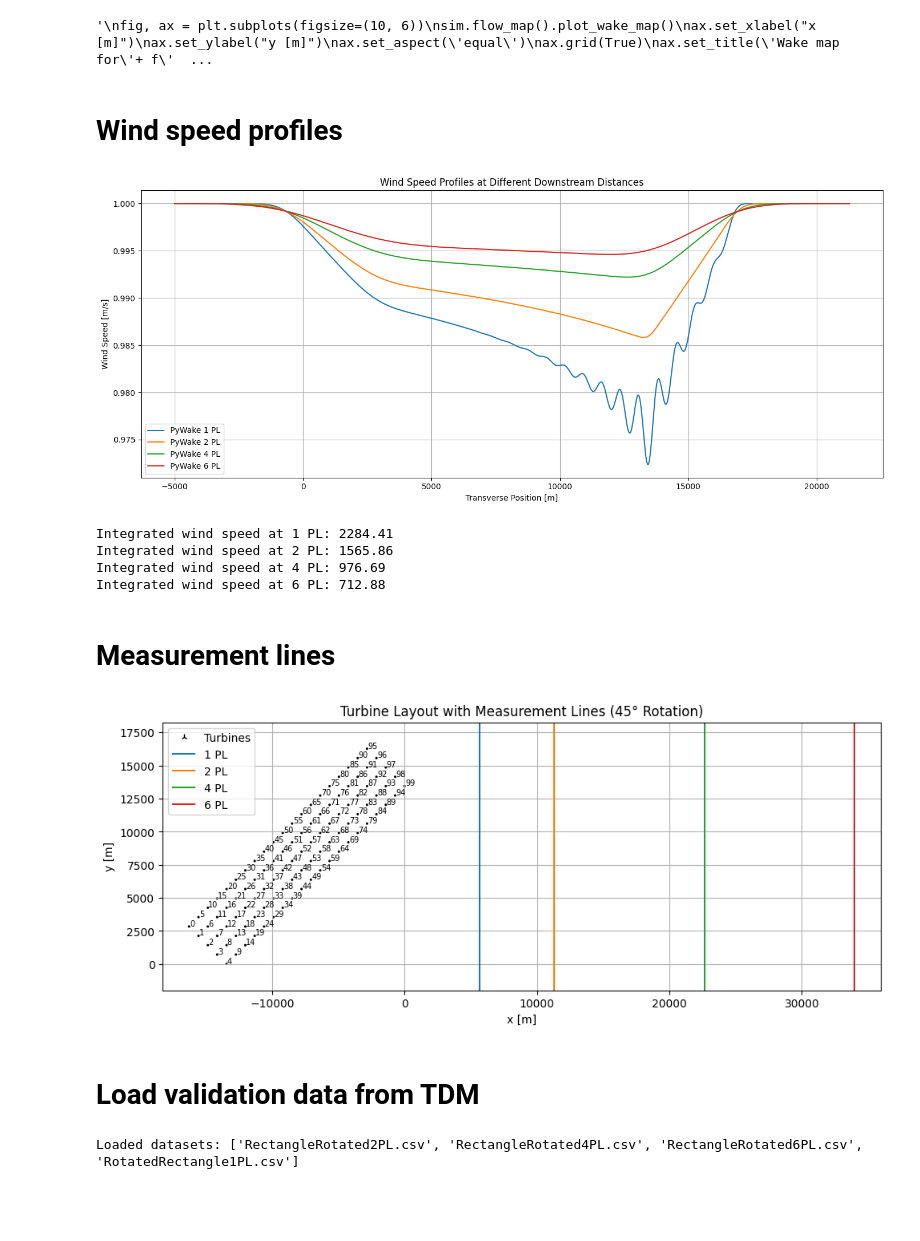
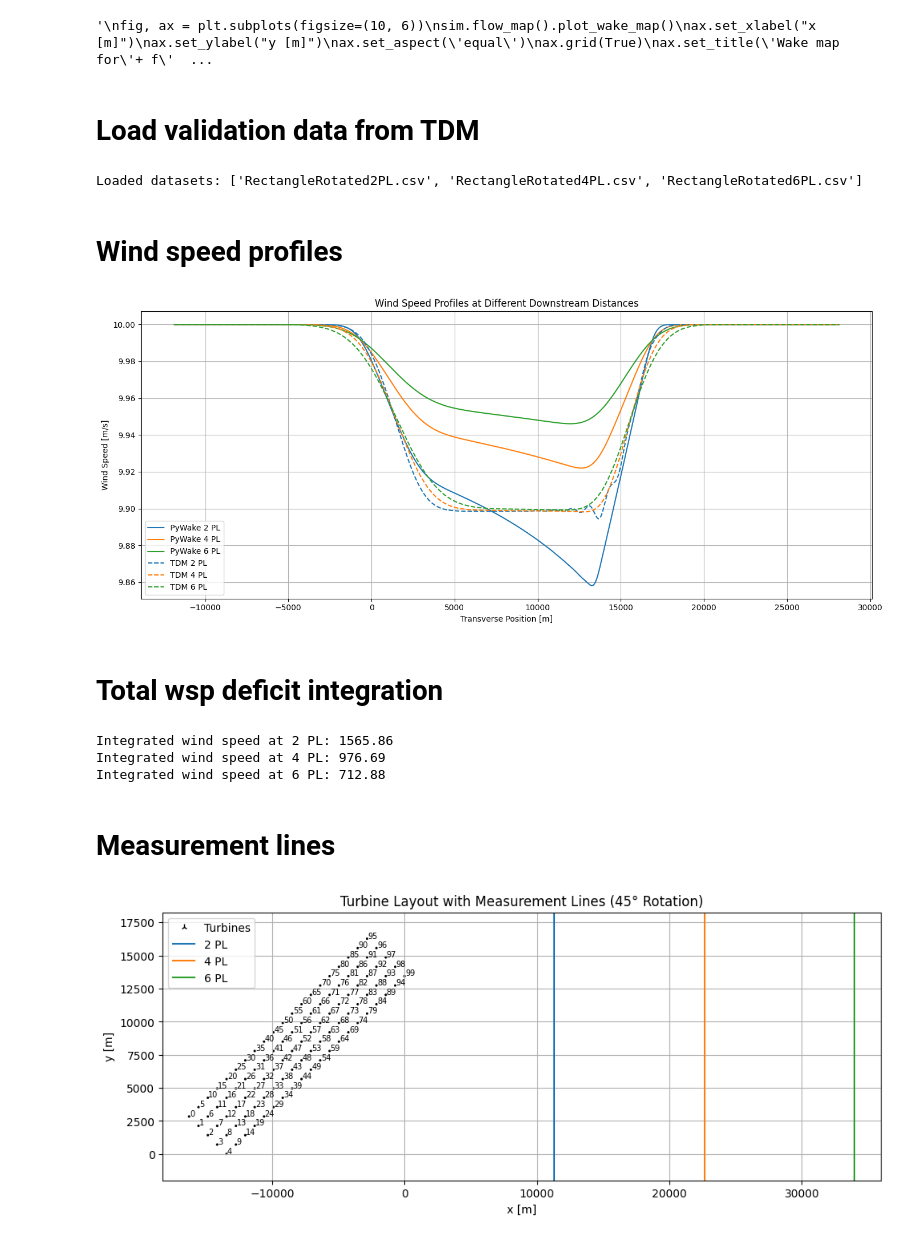
Before and after one commit to marcinsadowy/WTABL, a Jupyter notebook: ArbitraryLayouts/pywake_simple_comparison.ipynb, the cells around one changed output. Cells and saved outputs as stored; diff of their text form; code cells hidden in the pictures; blank space fills up the shorter version.

```diff
--- a/ArbitraryLayouts/pywake_simple_comparison.ipynb
+++ b/ArbitraryLayouts/pywake_simple_comparison.ipynb
@@ -93,44 +93,76 @@ ax.set_title('Wake map for'+ f' {wdir} deg and {wsp} m/s')
 '''
 # %% [output]
 '\nfig, ax = plt.subplots(figsize=(10, 6))\nsim.flow_map().plot_wake_map()\nax.set_xlabel("x [m]")\nax.set_ylabel("y [m]")\nax.set_aspect(\'equal\')\nax.grid(True)\nax.set_title(\'Wake map for\'+ f\'  ...
+# %% [markdown]
+# Load validation data from TDM
+# %%
+validation_data_path = "ValidationData"
+
+validation_files = natsorted(
+    [f for f in os.listdir(validation_data_path) if os.path.isfile(os.path.join(validation_data_path, f))]
+)
+
+validation_datasets = {}
+for file in validation_files:
+    file_path = os.path.join(validation_data_path, file)
+    if file.endswith('.csv'):
+        validation_datasets[file] = pd.read_csv(file_path)
+
+print("Loaded datasets:", list(validation_datasets.keys()))
+# %% [output]
+Loaded datasets: ['RectangleRotated2PL.csv', 'RectangleRotated4PL.csv', 'RectangleRotated6PL.csv']
 # %% [markdown]
 # Wind speed profiles
 # %%
-pl_downstream = [1, 2, 4, 6]  # Downstream distances [Park lengths]
-m_downstream = [pl * 5660 for pl in pl_downstream] # * (max(x) - min(x)) for pl in pl_downstream]  # [m]
+pl_downstream = [2, 4, 6]  # Downstream distances [Park lengths]
+m_downstream = [pl * 5660 for pl in pl_downstream]  # [m]
 
-w_meas = 5000  # Half-width of measurement area [m]
+y_agreed = 40000
+w_meas = int((y_agreed - max(y)) / 2)  # Half-width of measurement area [m]
 
-y_range = np.linspace(min(y) - w_meas, max(y) + w_meas, w_meas)
-y_meas = np.tile(y_range[:, np.newaxis], (1, len(m_downstream)))  # Shape: (w_meas, len(m_downstream))
+y_range = np.linspace(min(y) - w_meas, max(y) + w_meas, y_agreed)
+y_meas = np.tile(y_range[:, np.newaxis], (1, len(m_downstream)))  # Shape: (y_agreed, len(m_downstream))
 
 ws_meas = np.zeros_like(y_meas)
 
 # Create a single plot
 fig, ax = plt.subplots(figsize=(14, 6))
 ax.set_xlabel('Transverse Position [m]')
 ax.set_ylabel('Wind Speed [m/s]')
 ax.set_title('Wind Speed Profiles at Different Downstream Distances')
 ax.grid(True)
 
+# Plot PyWake profiles
 for i, m in enumerate(m_downstream):
     x_meas = np.full(y_meas.shape[0], max(x) + m)
 
     ws_meas[:, i] = np.squeeze(
         sim.flow_map(Points(
             x=x_meas,
             y=y_meas[:, i],
             h=turbine.hub_height() * np.ones_like(y_meas[:, i])
         )).WS_eff.values
     )
 
-    ax.plot(y_meas[:, i], ws_meas[:, i] / wsp, label=f'PyWake {pl_downstream[i]} PL')
+    ax.plot(y_meas[:, i], ws_meas[:, i], label=f'PyWake {pl_downstream[i]} PL')
+
+# Plot TDM data using the same colors as the PyWake lines
+for i, file in enumerate(validation_files):
+    downstream_distance = int(file.split('PL')[0].split('RectangleRotated')[-1])
+    tdm_data = validation_datasets[file]
+
+    # Use the same color as the corresponding PyWake line
+    color = ax.get_lines()[i].get_color()
+
+    ax.plot(y_range, tdm_data.values.flatten(), linestyle='--', color=color, label=f'TDM {downstream_distance} PL')
 
 ax.legend()
 plt.tight_layout()
 plt.show()
 # %% [output]
-[figure, old version]
+[figure, new version]
+# %% [markdown]
+# Total wsp deficit integration
 # %%
 # Integrate from 0 to wsp over y_range and subtract the integral of ws_meas over y_range
 integrated_ws = {}
@@ -140,7 +172,6 @@ for i, pl in enumerate(pl_downstream):
     integrated_ws[pl] = wsp_integral - ws_meas_integral
     print(f"Integrated wind speed at {pl} PL: {integrated_ws[pl]:.2f}")
 # %% [output]
-Integrated wind speed at 1 PL: 2284.41
 Integrated wind speed at 2 PL: 1565.86
 Integrated wind speed at 4 PL: 976.69
 Integrated wind speed at 6 PL: 712.88
@@ -178,22 +209,4 @@ ax.legend(unique.values(), unique.keys())
 plt.tight_layout()
 plt.show()
 # %% [output]
-[figure, old version]
+[figure, new version]
-# %% [markdown]
-# Load validation data from TDM
-# %%
-validation_data_path = "ValidationData"
-
-validation_files = natsorted(
-    [f for f in os.listdir(validation_data_path) if os.path.isfile(os.path.join(validation_data_path, f))]
-)
-
-validation_datasets = {}
-for file in validation_files:
-    file_path = os.path.join(validation_data_path, file)
-    if file.endswith('.csv'):
-        validation_datasets[file] = pd.read_csv(file_path)
-
-print("Loaded datasets:", list(validation_datasets.keys()))
-# %% [output]
-Loaded datasets: ['RectangleRotated2PL.csv', 'RectangleRotated4PL.csv', 'RectangleRotated6PL.csv', 'RotatedRectangle1PL.csv']
```
Also changed, not shown: parts of 4 cells of this notebook, 1 other file.
